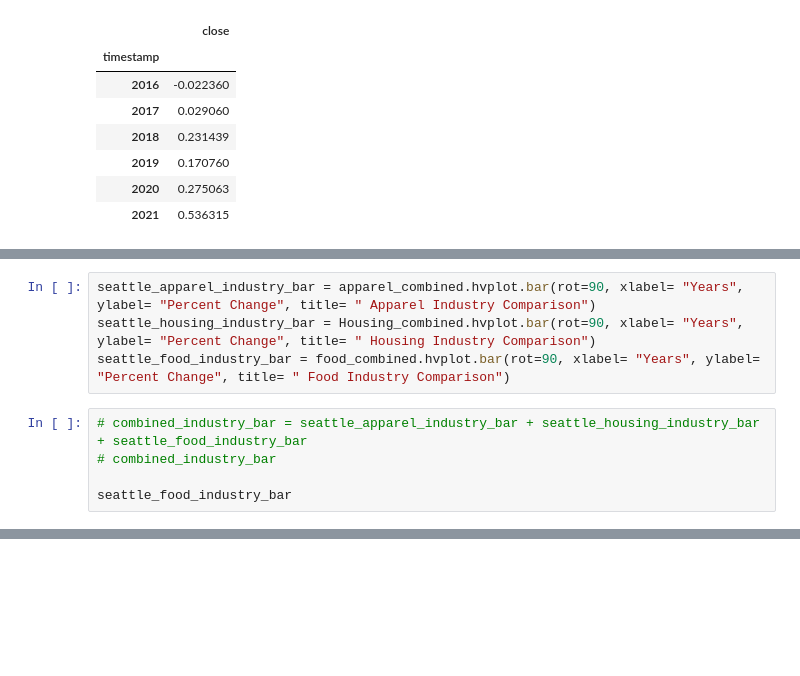
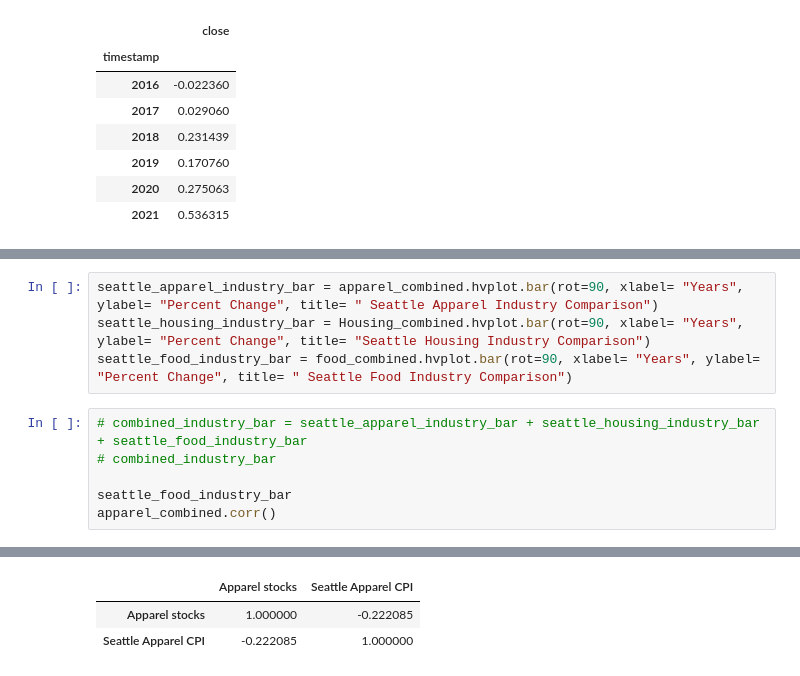
Before and after one commit to Angelboy-commercial/data-zookeepers, a Jupyter notebook: notebooks/ayanam.ipynb, the cells around one changed output, grey strips where cells are left out. Cells and saved outputs as stored; diff of their text form; blank space fills up the shorter version.

```diff
--- a/notebooks/ayanam.ipynb
+++ b/notebooks/ayanam.ipynb
@@ -219,12 +250,13 @@ all_data_combined.hvplot.line()
 # %% [output]
 [interactive output not drawn]
 # %%
-seattle_apparel_industry_bar = apparel_combined.hvplot.bar(rot=90, xlabel= "Years", ylabel= "Percent Change", title= " Apparel Industry Comparison")
-seattle_housing_industry_bar = Housing_combined.hvplot.bar(rot=90, xlabel= "Years", ylabel= "Percent Change", title= " Housing Industry Comparison")
-seattle_food_industry_bar = food_combined.hvplot.bar(rot=90, xlabel= "Years", ylabel= "Percent Change", title= " Food Industry Comparison")
+seattle_apparel_industry_bar = apparel_combined.hvplot.bar(rot=90, xlabel= "Years", ylabel= "Percent Change", title= " Seattle Apparel Industry Comparison")
+seattle_housing_industry_bar = Housing_combined.hvplot.bar(rot=90, xlabel= "Years", ylabel= "Percent Change", title= "Seattle Housing Industry Comparison")
+seattle_food_industry_bar = food_combined.hvplot.bar(rot=90, xlabel= "Years", ylabel= "Percent Change", title= " Seattle Food Industry Comparison")
 # %%
 # combined_industry_bar = seattle_apparel_industry_bar + seattle_housing_industry_bar + seattle_food_industry_bar
 # combined_industry_bar
 
 seattle_food_industry_bar
+apparel_combined.corr()
 # %% [output]
@@ -231,0 +263,3 @@ seattle_food_industry_bar
+|  | Apparel stocks | Seattle Apparel CPI |
+| Apparel stocks | 1.000000 | -0.222085 |
+| Seattle Apparel CPI | -0.222085 | 1.000000 |
```
Also changed, not shown: parts of 5 cells of this notebook.
